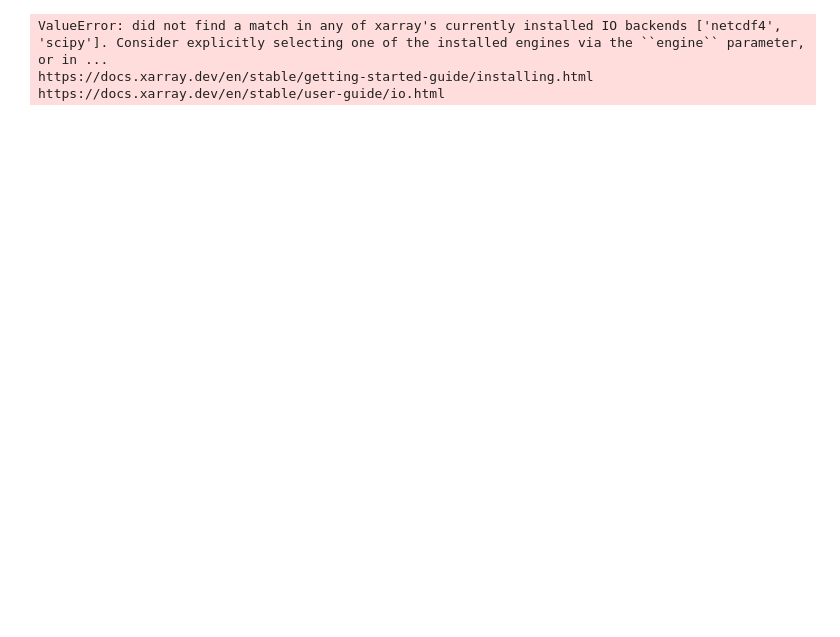
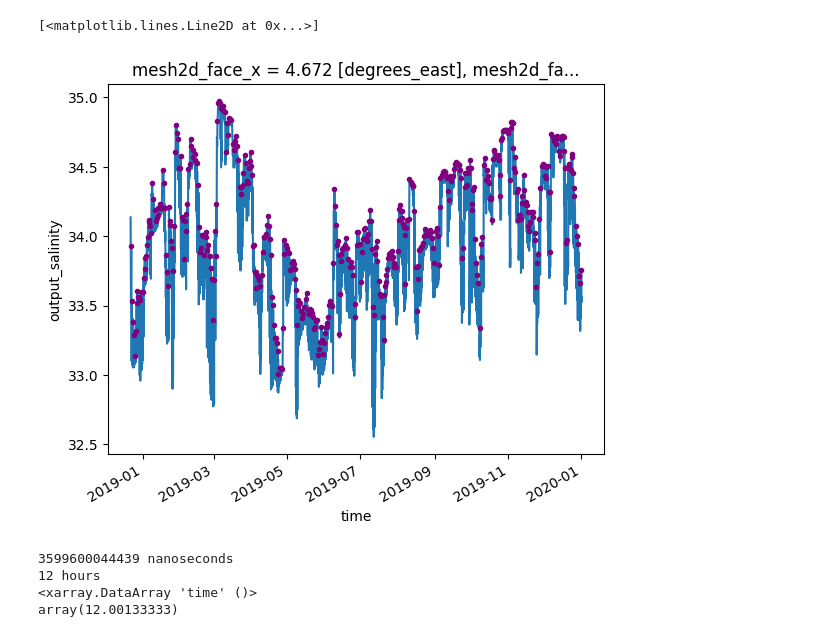
Before and after one commit to Deltares/D-EcoImpact, a Jupyter notebook: scripts/test_extreme_filter.ipynb, the cells around one changed output. Cells and saved outputs as stored; diff of their text form; code cells hidden in the pictures; blank space fills up the shorter version.

```diff
--- a/scripts/test_extreme_filter.ipynb
+++ b/scripts/test_extreme_filter.ipynb
@@ -4,13 +5,14 @@ import matplotlib.pyplot as plt
 # %%
 
-ds = xr.open_dataset("../Example_3007.nc")
+ds = xr.open_dataset("../Example_0108_05.nc")
 
-sal1d = ds.salinity.isel(mesh2d_nFaces=222, mesh2d_nLayers=20)
-salOut1d = ds.output_salinity.isel(mesh2d_nFaces=222, mesh2d_nLayers=20)
+sal1d = ds.salinity.isel(mesh2d_nFaces=5, mesh2d_nLayers=5)
 
-print(sal1d.values)
+salOut1d = ds.output_salinity.isel(mesh2d_nFaces=5, mesh2d_nLayers=5)
+
+# print(salOut1d.values)
 sal1d.plot()
+salOut1d.where(salOut1d != -999).plot.line(color="purple", marker=".")
 # %% [output]
-ValueError: did not find a match in any of xarray's currently installed IO backends ['netcdf4', 'scipy']. Consider explicitly selecting one of the installed engines via the ``engine`` parameter, or in ...
-https://docs.xarray.dev/en/stable/getting-started-guide/installing.html
-https://docs.xarray.dev/en/stable/user-guide/io.html
+[<matplotlib.lines.Line2D at 0x...>]
+[figure, added]
@@ -16,0 +21,13 @@ https://docs.xarray.dev/en/stable/user-guide/io.html
+# %%
+time = ds.salinity.time
+timestep = (time[-1] - time[0]) /len(time)
+print(timestep.values)
+width_time = np.timedelta64(12, 'h')
+print(width_time)
+print(width_time/timestep)
+# print(time)
+# %% [output]
+3599600044439 nanoseconds
+12 hours
+<xarray.DataArray 'time' ()>
+array(12.00133333)
```
Also changed, not shown: parts of 2 cells of this notebook, 2 other files.
